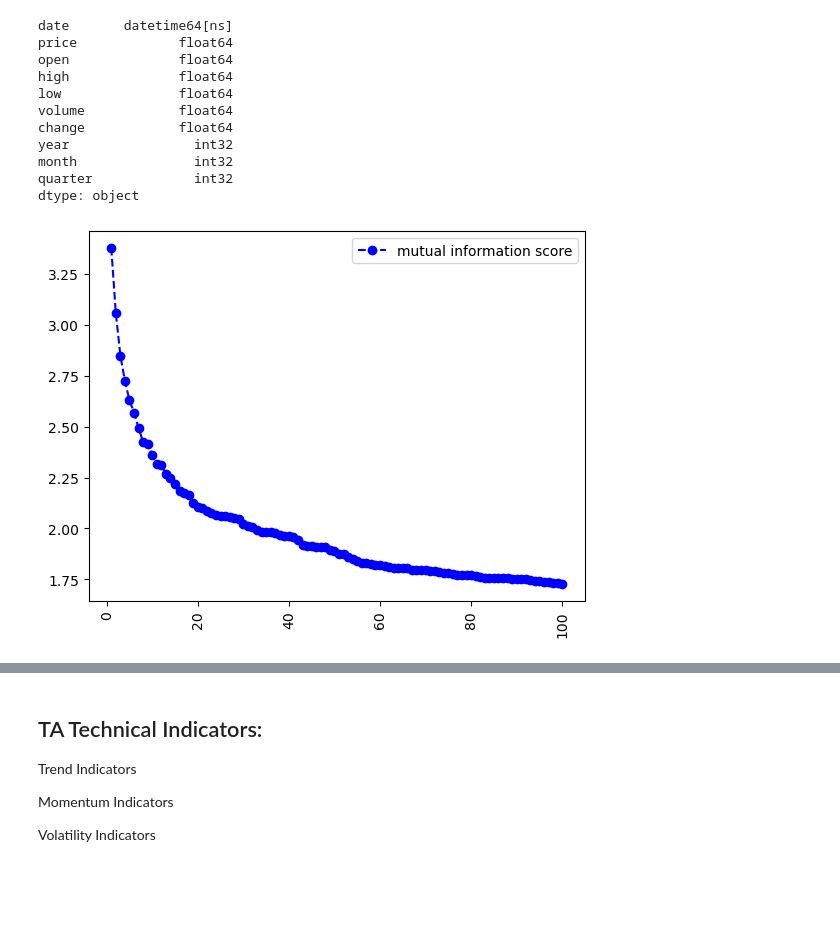
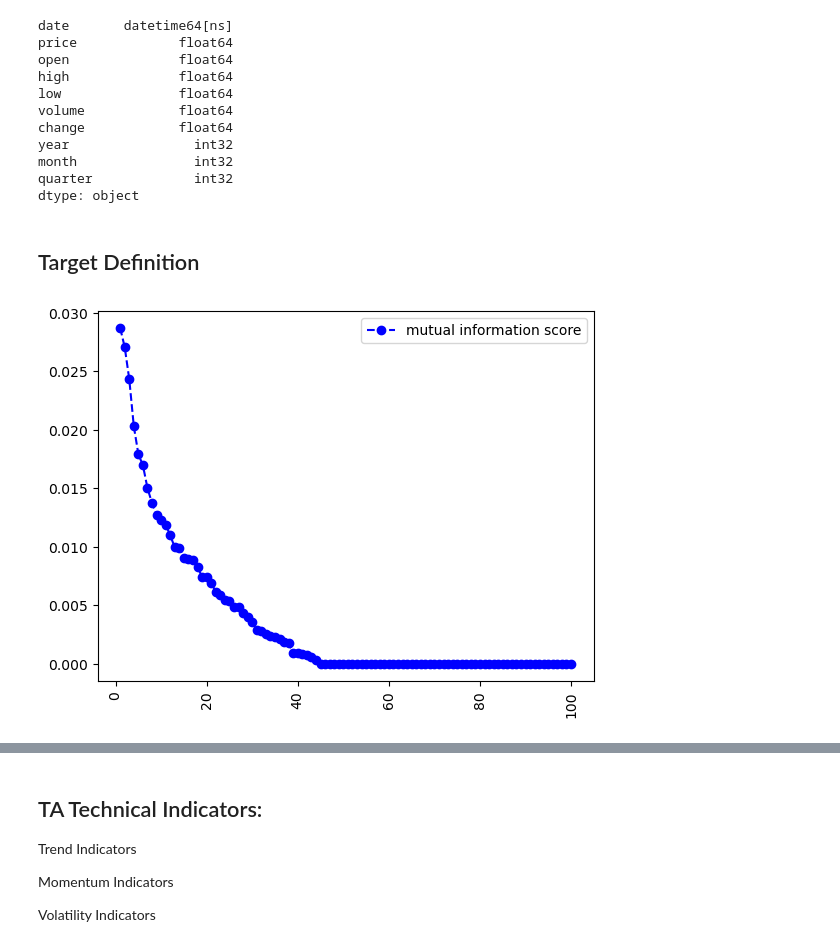
Before and after one commit to MartynChong/applied_project, a Jupyter notebook: project.ipynb, the cells around one changed output, grey strips where cells are left out. Saved outputs shown, nothing was run; the diff lists cells and outputs as text; code cells hidden in the pictures; blank space fills up the shorter version.

```diff
--- a/project.ipynb
+++ b/project.ipynb
@@ -54,3 +56,5 @@ year                int32
 month               int32
 quarter             int32
 dtype: object
+# %% [markdown]
+## Target Definition
@@ -57,6 +64,4 @@ dtype: object
 # %%
-import numpy as np
-import matplotlib.pyplot as plt
 from sklearn.feature_selection import mutual_info_regression
 
 # add lags we set in "lag_list" and place them in order to the dataset.
@@ -83,35 +88,35 @@ def mutual_information_lag(Data,col,n_lag,k_best):
 
         i_lag = mic_df[mic_df.columns[mic_df.shape[1]-i-1]][i:]
         i_lag_name = mic_df.columns[mic_df.shape[1]-i-1]
         score = mutual_info_regression(np.array(i_lag).reshape(-1, 1), mic_df[col][i:])
         mic_ordered[i_lag_name] = score[0]
 
     #descend sort the lag list by their mutual information score
     sorted_mic = {k: v for k, v in sorted(mic_ordered.items(),reverse=True, key=lambda item: item[1])}
 
     #select the k first lags that have most mutual information scor
     selected_lags = list(sorted_mic.keys())[:k_best]
 
     #create a list of best k lags obtained above
     select_lag_num = []
     for i in selected_lags:
 
         pos = i.find(':')
         select_lag_num.append(int(i[pos+1:]))
 
     select_lag_num_sort = sorted(select_lag_num)
 
     #draw a plot that visualize all lags (not just best k lags) and their mutul information score with the target
     plt.plot([i+1 for i in range(n_lag)], sorted_mic.values(),'--bo', label = "mutual information score")
     plt.xticks(rotation = 90)
     plt.legend()
     plt.show()
 
     return select_lag_num_sort,sorted_mic,selected_lags,sorted_mic.values()
 
-best_lags = mutual_information_lag(df,'open',100,10)
+best_lags = mutual_information_lag(df,'target',100,10)
 # %% [output]
-[figure, old version]
+[figure, new version]
 # %%
 # Visually, we can see lags 1 and 2 contain the most information
 columns_to_lag = ['price', 'open', 'volume']
```
Also changed, not shown: parts of 17 cells of this notebook.
